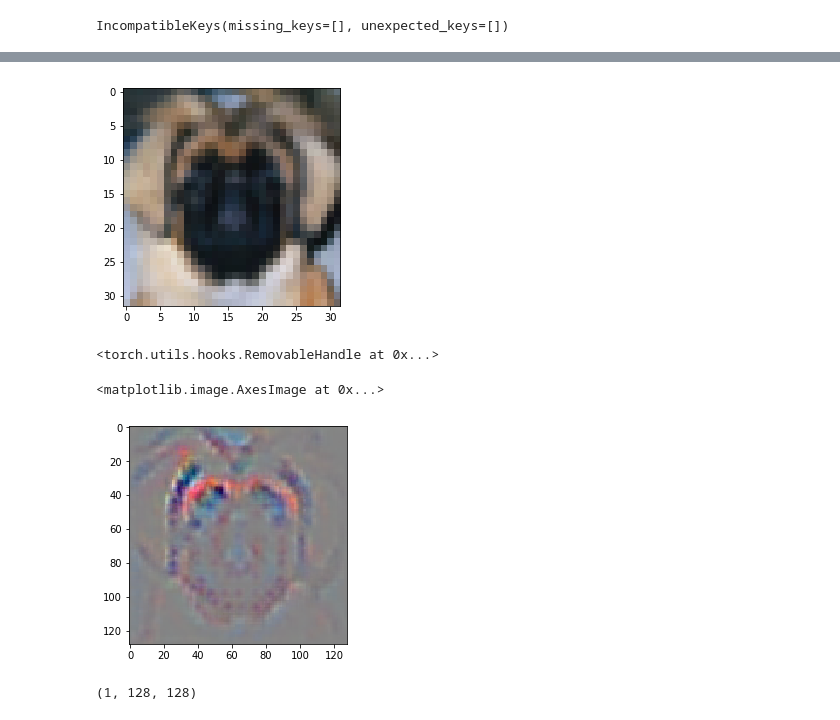
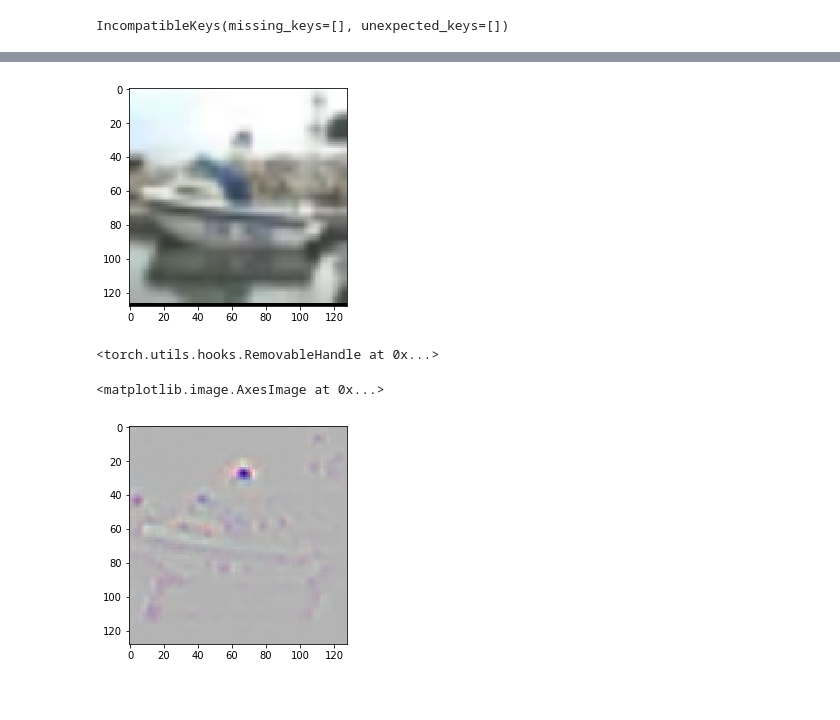
Before and after one commit to jjxxmiin/obJDetection, a Jupyter notebook: example/cam/Guided_grad.ipynb, the cells around one changed output, grey strips where cells are left out. Saved outputs shown, nothing was run; the diff lists cells and outputs as text; code cells hidden in the pictures.

Commit message:
Update visualization notebook

```diff
--- a/example/cam/Guided_grad.ipynb
+++ b/example/cam/Guided_grad.ipynb
@@ -22,12 +22,12 @@ else:
 
 class_name = ['airplane', 'automobile', 'bird', 'cat', 'deer', 'dog', 'frog', 'horse', 'ship', 'truck']
 #class_name = ['airplane', 'bird', 'car', 'cat', 'deer', 'dog', 'horse', 'monkey', 'ship', 'truck']
-
-model = ResNet18(classes=len(class_name),alpha=1,cal='plus').to(device)
-
-model.load_state_dict(torch.load('./pretrain/resnet18_cifar10_gvap_model_plus_1.pth'))
-# %% [output]
-IncompatibleKeys(missing_keys=[], unexpected_keys=[])
+# %%
+model = ResNet18(alpha=1, cal='mul').to(device)
+
+model.load_state_dict(torch.load('./log/resnet18_cifar10_gvap_model_mul_10.pth'))
+# %% [output]
+IncompatibleKeys(missing_keys=[], unexpected_keys=[])
 # %%
 model.eval()
 # %% [output]
@@ -49,7 +49,7 @@ ResNet(
   (dense1): Linear(in_features=512, out_features=10, bias=True)
 )
 # %%
-img_path = './test_img/cifar10/test1.png'
+img_path = './test_img/cifar10/test.png'
 
 img = Image.open(img_path)
 
@@ -57,7 +57,7 @@ plt.imshow(img)
 
 target_class = 5
 # %% [output]
-[figure, old version]
+[figure, new version]
 # %%
 import torchvision.transforms as transforms
 from torch.autograd import Variable
@@ -129,11 +128,16 @@ color_img = gradient.copy()
+# %%
+def scaling(img):
+    img = img - np.min(img)
+    img = img / np.max(img)
+
+    return img
 # %%
-color_img -= color_img.min()
-color_img /= color_img.max()
+color_img = scaling(color_img)
 
 color_img = color_img.transpose(1,2,0)
 
 plt.imshow(color_img)
 # %% [output]
 <matplotlib.image.AxesImage at 0x...>
-[figure, old version]
+[figure, new version]
 # %%
@@ -143,7 +150,3 @@ im_min = np.min(grayscale_im)
 grayscale_im = (np.clip((grayscale_im - im_min) / (im_max - im_min), 0, 1))
 grayscale_im = np.expand_dims(grayscale_im, axis=0)
-# %%
-grayscale_im.shape
-# %% [output]
-(1, 128, 128)
 # %%
```
Also changed, not shown: parts of 8 cells of this notebook, 4 other files.
